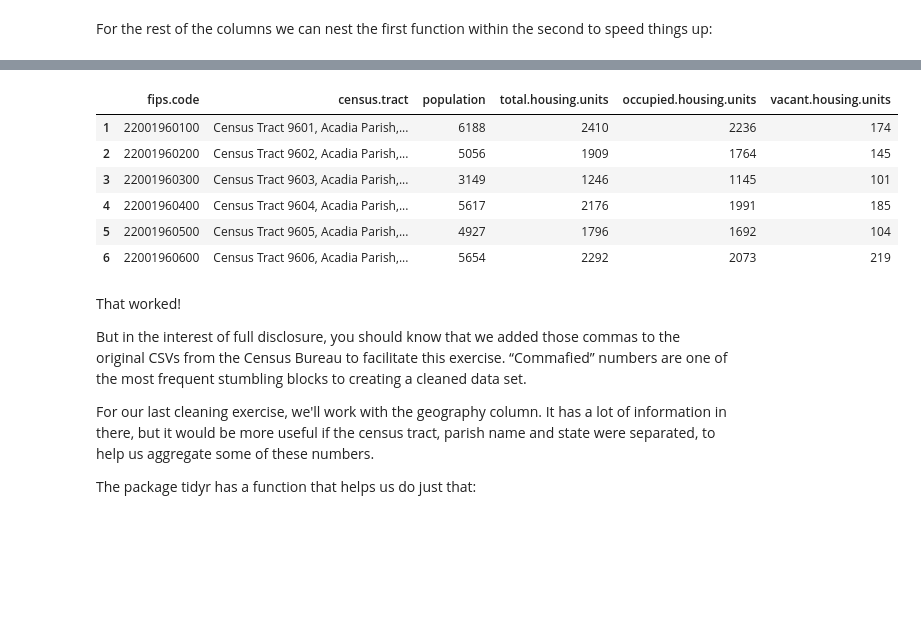
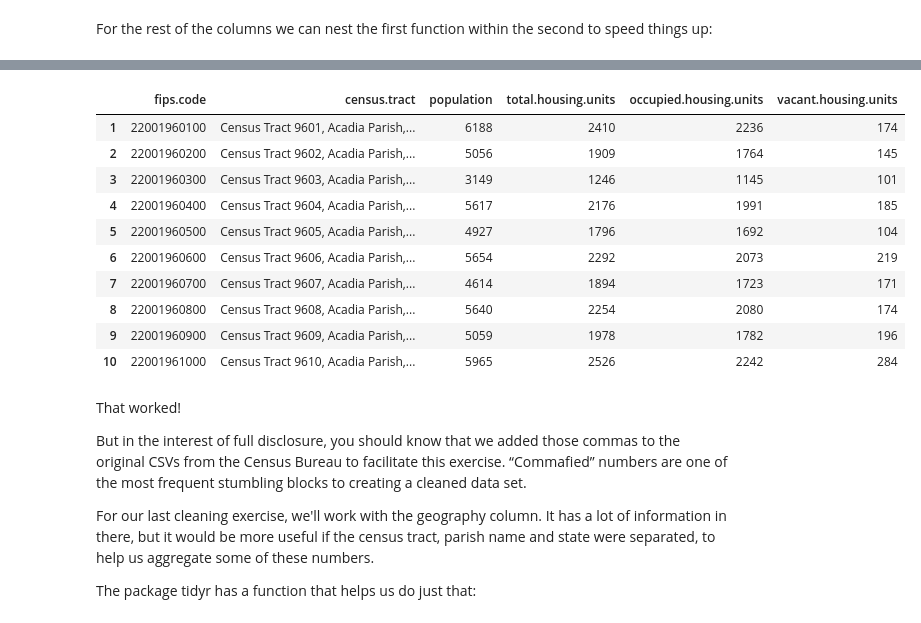
Before and after one commit to OpenNewsLabs/r-workshop-ire, a Jupyter notebook: Getting started with R.ipynb, the cells around one changed output, grey strips where cells are left out. Cells and saved outputs as stored; diff of their text form; code cells hidden in the pictures; blank space fills up the shorter version.

```diff
--- a/Getting started with R.ipynb
+++ b/Getting started with R.ipynb
@@ -216,15 +211,19 @@ str(census2000.trimmed)
  $ occupied.housing.units: num  2236 1764 1145 1991 1692 ...
  $ vacant.housing.units  : num  174 145 101 185 104 219 171 174 196 284 ...
 # %%
-head(census2000.trimmed)
+head(census2000.trimmed, 10)
 # %% [output]
 |  | fips.code | census.tract | population | total.housing.units | occupied.housing.units | vacant.housing.units |
 | 1 | 22001960100 | Census Tract 9601, Acadia Parish,... | 6188 | 2410 | 2236 | 174 |
 | 2 | 22001960200 | Census Tract 9602, Acadia Parish,... | 5056 | 1909 | 1764 | 145 |
 | 3 | 22001960300 | Census Tract 9603, Acadia Parish,... | 3149 | 1246 | 1145 | 101 |
 | 4 | 22001960400 | Census Tract 9604, Acadia Parish,... | 5617 | 2176 | 1991 | 185 |
 | 5 | 22001960500 | Census Tract 9605, Acadia Parish,... | 4927 | 1796 | 1692 | 104 |
 | 6 | 22001960600 | Census Tract 9606, Acadia Parish,... | 5654 | 2292 | 2073 | 219 |
+| 7 | 22001960700 | Census Tract 9607, Acadia Parish,... | 4614 | 1894 | 1723 | 171 |
+| 8 | 22001960800 | Census Tract 9608, Acadia Parish,... | 5640 | 2254 | 2080 | 174 |
+| 9 | 22001960900 | Census Tract 9609, Acadia Parish,... | 5059 | 1978 | 1782 | 196 |
+| 10 | 22001961000 | Census Tract 9610, Acadia Parish,... | 5965 | 2526 | 2242 | 284 |
 # %% [markdown]
 That worked!
 
```
Also changed, not shown: parts of 5 cells of this notebook, 1 other file.
